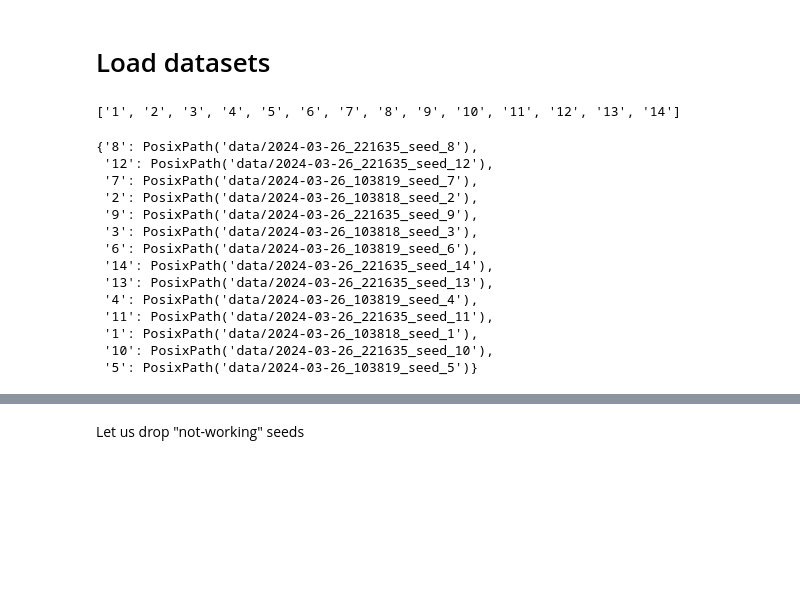
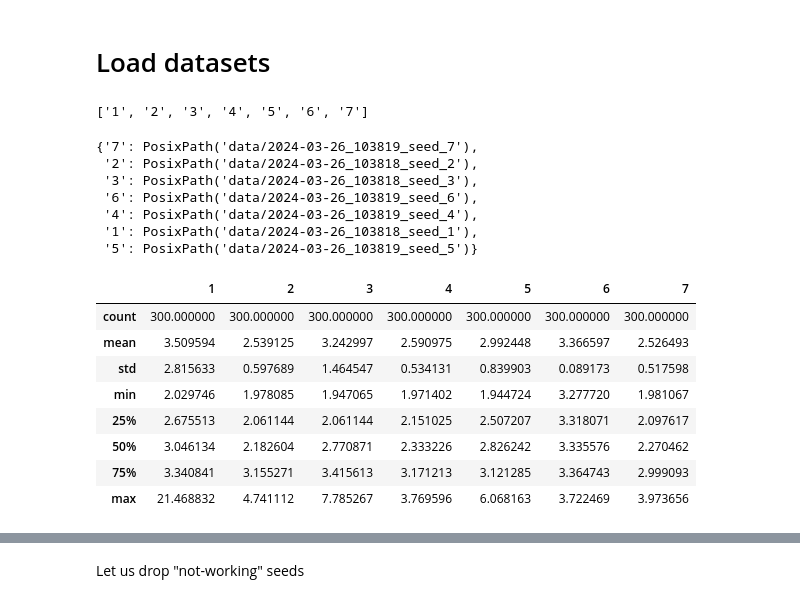
Before and after one commit to mvulf/drop_control, a Jupyter notebook: seed_plots.ipynb, the cells around one changed output, grey strips where cells are left out. Drawn from its saved outputs; the diff is of its cells as text; code cells hidden in the pictures; blank space fills up the shorter version.

```diff
--- a/seed_plots.ipynb
+++ b/seed_plots.ipynb
@@ -14,32 +14,51 @@ from pathlib import Path
 # %% [markdown]
 # Load datasets
 # %%
+# GET PATHS
 root_path = './data'
 
-all_seeds = list(range(1, 15))
+all_seeds = list(range(1, 8))
 all_seeds = list(map(str, all_seeds))
 print(all_seeds)
 
 pathes = {}
 
 for path in Path(root_path).iterdir():
     seed = str(path).split('seed_')[-1]
     if seed in all_seeds:
         pathes[seed] = path
-pathes
+display(pathes)
+
+
+# LOAD IN ONE DATASET
+learning_curves = []
+
+for seed in pathes:
+    seed_df = pd.read_csv(
+        pathes[seed] / "learning curve.csv",
+        index_col=0,
+    )
+    seed_df.rename({'0': seed}, axis=1, inplace=True)
+    learning_curves.append(seed_df)
+
+learning_curves = pd.concat(learning_curves, axis=1)
+learning_curves = learning_curves[all_seeds] # Sort columns
+learning_curves.describe()
 # %% [output]
-['1', '2', '3', '4', '5', '6', '7', '8', '9', '10', '11', '12', '13', '14']
+['1', '2', '3', '4', '5', '6', '7']
-{'8': PosixPath('data/2024-03-26_221635_seed_8'),
- '12': PosixPath('data/2024-03-26_221635_seed_12'),
- '7': PosixPath('data/2024-03-26_103819_seed_7'),
+{'7': PosixPath('data/2024-03-26_103819_seed_7'),
  '2': PosixPath('data/2024-03-26_103818_seed_2'),
- '9': PosixPath('data/2024-03-26_221635_seed_9'),
  '3': PosixPath('data/2024-03-26_103818_seed_3'),
  '6': PosixPath('data/2024-03-26_103819_seed_6'),
- '14': PosixPath('data/2024-03-26_221635_seed_14'),
- '13': PosixPath('data/2024-03-26_221635_seed_13'),
  '4': PosixPath('data/2024-03-26_103819_seed_4'),
- '11': PosixPath('data/2024-03-26_221635_seed_11'),
  '1': PosixPath('data/2024-03-26_103818_seed_1'),
- '10': PosixPath('data/2024-03-26_221635_seed_10'),
  '5': PosixPath('data/2024-03-26_103819_seed_5')}
+|  | 1 | 2 | 3 | 4 | 5 | 6 | 7 |
+| count | 300.000000 | 300.000000 | 300.000000 | 300.000000 | 300.000000 | 300.000000 | 300.000000 |
+| mean | 3.509594 | 2.539125 | 3.242997 | 2.590975 | 2.992448 | 3.366597 | 2.526493 |
+| std | 2.815633 | 0.597689 | 1.464547 | 0.534131 | 0.839903 | 0.089173 | 0.517598 |
+| min | 2.029746 | 1.978085 | 1.947065 | 1.971402 | 1.944724 | 3.277720 | 1.981067 |
+| 25% | 2.675513 | 2.061144 | 2.061144 | 2.151025 | 2.507207 | 3.318071 | 2.097617 |
+| 50% | 3.046134 | 2.182604 | 2.770871 | 2.333226 | 2.826242 | 3.335576 | 2.270462 |
+| 75% | 3.340841 | 3.155271 | 3.415613 | 3.171213 | 3.121285 | 3.364743 | 2.999093 |
+| max | 21.468832 | 4.741112 | 7.785267 | 3.769596 | 6.068163 | 3.722469 | 3.973656 |
```
Also changed, not shown: parts of 6 cells of this notebook, 1 other file.
